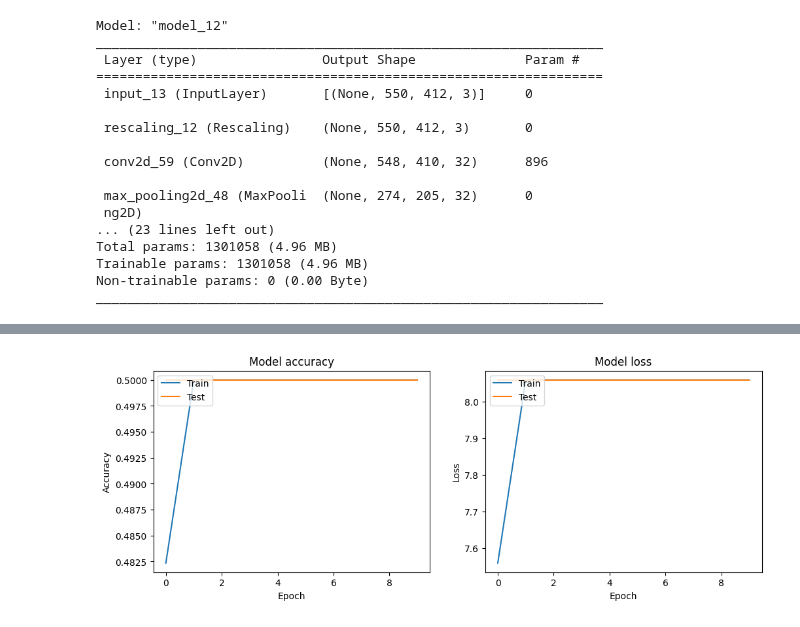
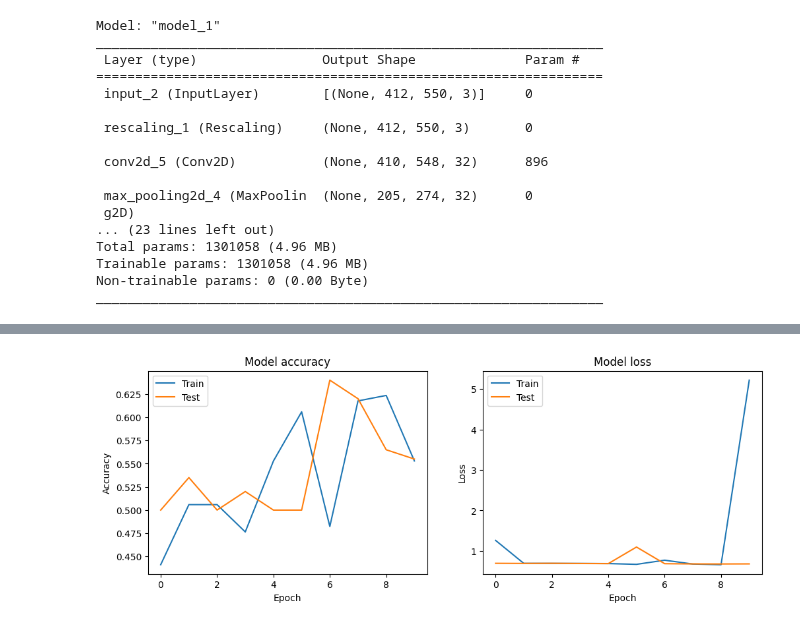
Before and after one commit to JordyCrthls/painters, a Jupyter notebook: training.ipynb, the cells around one changed output, grey strips where cells are left out. Drawn from its saved outputs; the diff is of its cells as text; code cells hidden in the pictures.

```diff
--- a/training.ipynb
+++ b/training.ipynb
@@ -10,7 +10,7 @@ import matplotlib.pyplot as plt
 # 2 painters simple convnet
 # %%
 def create_simpleconvnet():
-    inputs = keras.Input(shape=(550, 412, 3))
+    inputs = keras.Input(shape=(412, 550, 3))
     x = layers.Rescaling(1./255)(inputs)
     x = layers.Conv2D(filters=32, kernel_size=3, activation='relu')(x)
     x = layers.MaxPool2D(pool_size=2)(x)
@@ -33,18 +33,18 @@ def create_simpleconvnet():
 # %%
 model = create_simpleconvnet()
 # %% [output]
-Model: "model_12"
+Model: "model_1"
 _________________________________________________________________
  Layer (type)                Output Shape              Param #
 =================================================================
- input_13 (InputLayer)       [(None, 550, 412, 3)]     0
+ input_2 (InputLayer)        [(None, 412, 550, 3)]     0
 
- rescaling_12 (Rescaling)    (None, 550, 412, 3)       0
+ rescaling_1 (Rescaling)     (None, 412, 550, 3)       0
 
- conv2d_59 (Conv2D)          (None, 548, 410, 32)      896
+ conv2d_5 (Conv2D)           (None, 410, 548, 32)      896
 
- max_pooling2d_48 (MaxPooli  (None, 274, 205, 32)      0
- ng2D)
+ max_pooling2d_4 (MaxPoolin  (None, 205, 274, 32)      0
+ g2D)
 ... (23 lines left out)
 Total params: 1301058 (4.96 MB)
 Trainable params: 1301058 (4.96 MB)
@@ -58,10 +58,10 @@ def mix(elements1:[], elements2:[], n=5):
     labels_set = []
     i = 0
     while i < len(elements1) and i < len(elements2):
-            objects_set.append(np.reshape(elements1[i], (550, 412, 3)))
+            objects_set.append(np.reshape(elements1[i], (412, 550, 3)))
             labels_set.append([1, 0])
 
-            objects_set.append(np.reshape(elements2[i], (550, 412, 3)))
+            objects_set.append(np.reshape(elements2[i], (412, 550, 3)))
             labels_set.append([0, 1])
 
             i+=1
@@ -86,8 +86,8 @@ validation_picasso = [Image.open(os.path.join(dir_validation_picasso, file)) for
 train_set, train_labels = mix(train_rubens, train_picasso)
 validation_set, validation_labels = mix(validation_rubens, validation_picasso)
 
-train_set = train_set.reshape(len(train_set), 550, 412, 3)
-validation_set = validation_set.reshape(len(validation_set), 550, 412, 3)
+train_set = train_set.reshape(len(train_set), 412, 550, 3)
+validation_set = validation_set.reshape(len(validation_set), 412, 550, 3)
 
 print(len(validation_set))
 
@@ -136,4 +136,4 @@ Epoch 10/10
-[figure, old version]
+[figure, new version]
 # %%
 cwd = os.getcwd()
 dir_test_rubens = "dataset/test/rubens"
```
Also changed, not shown: parts of 2 cells of this notebook, 1 other file.
